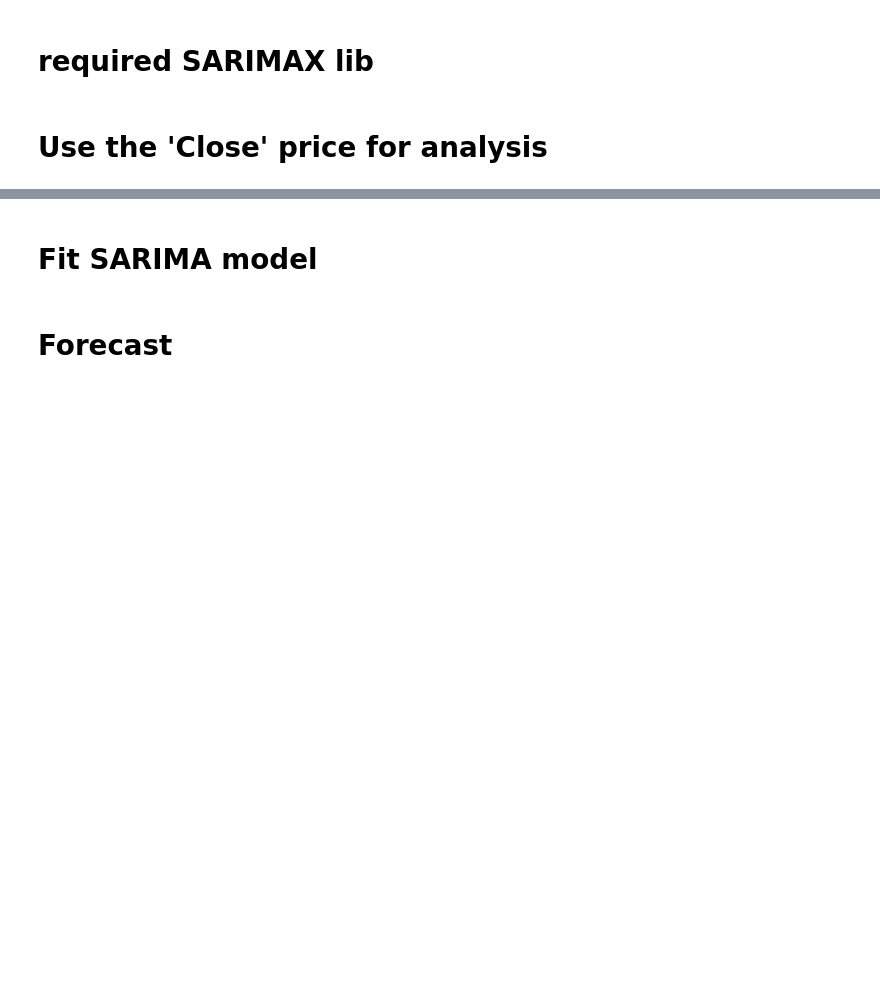
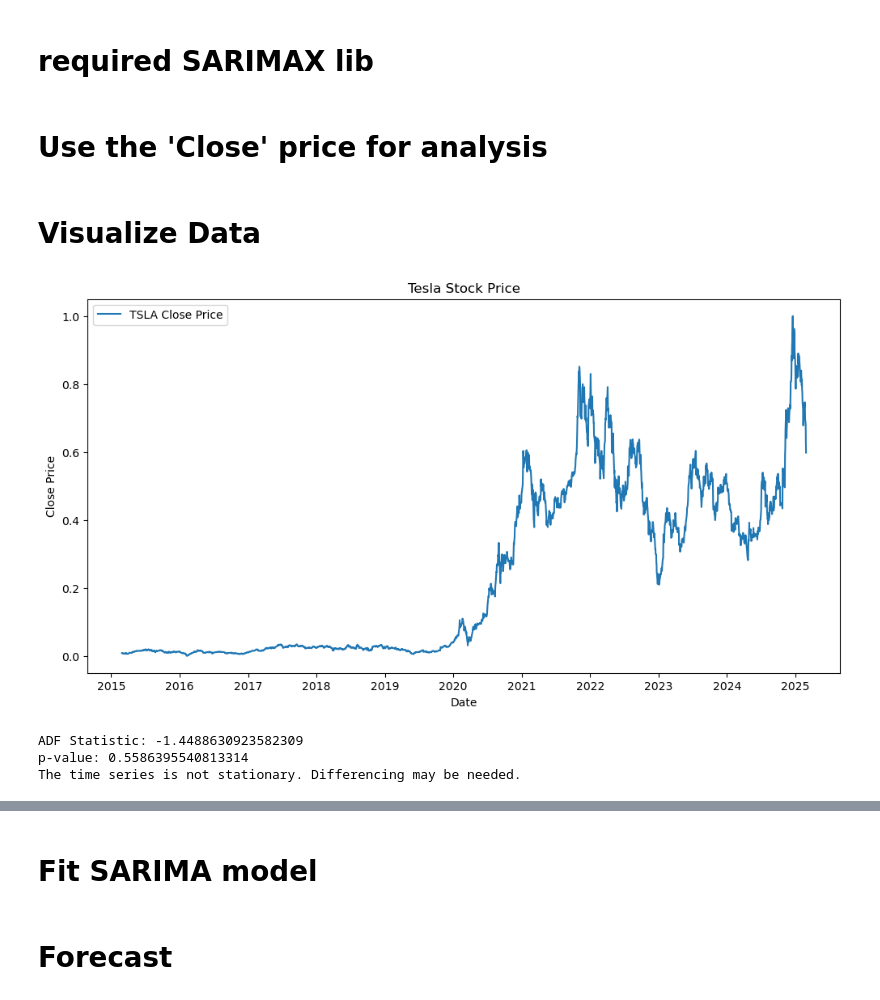
Before and after one commit to erisimasol/Week-11-KAIM-10X, a Jupyter notebook: Notebook/Week-11-Task.ipynb, the cells around one changed output, grey strips where cells are left out. Cells and saved outputs as stored; diff of their text form; code cells hidden in the pictures; blank space fills up the shorter version.

```diff
--- a/Notebook/Week-11-Task.ipynb
+++ b/Notebook/Week-11-Task.ipynb
@@ -446,19 +446,25 @@ from statsmodels.tsa.stattools import adfuller
 
 
 tesla_data = historical_data[['Close']]
+# %% [markdown]
+#  Visualize Data
+# %%
+
+plt.figure(figsize=(12, 6))
+plt.plot(tesla_data, label='TSLA Close Price')
+plt.title('Tesla Stock Price')
+plt.xlabel('Date')
+plt.ylabel('Close Price')
+plt.legend()
+plt.show()
+# %% [output]
+[figure, added]
 # %%
 
-# Step 4: Visualize Data
-plt.figure(figsize=(12, 6))
-plt.plot(data, label='TSLA Close Price')
-plt.title('Tesla Stock Price')
-plt.xlabel('Date')
-plt.ylabel('Close Price')
-plt.legend()
-plt.show()
+
 
 # Step 5: Stationarity Check
-result = adfuller(data['Close'])
+result = adfuller(tesla_data['Close'])
 print(f'ADF Statistic: {result[0]}')
 print(f'p-value: {result[1]}')
 if result[1] <= 0.05:
@@ -476,23 +482,9 @@ D = 1   # Seasonal differencing
 Q = 1   # Seasonal MA order
 s = 12  # Seasonal period (monthly data)
 
-model = SARIMAX(data['Close'], order=(p, d, q), seasonal_order=(P, D, Q, s))
+model = SARIMAX(tesla_data['Close'], order=(p, d, q), seasonal_order=(P, D, Q, s))
 results = model.fit()
-
-# Step 7: Forecasting
-forecast = results.get_forecast(steps=12)
-forecast_index = pd.date_range(start=data.index[-1] + pd.DateOffset(months=1), periods=12, freq='M')
-forecast_values = forecast.predicted_mean
-
-# Step 8: Evaluate the Model
-plt.figure(figsize=(12, 6))
-plt.plot(data['Close'], label='Historical Close Price')
-plt.plot(forecast_index, forecast_values, label='Forecast', color='red')
-plt.title('Tesla Stock Price Forecast')
-plt.xlabel('Date')
-plt.ylabel('Close Price')
-plt.legend()
-plt.show()
-
-# Print the model summary
-print(results.summary())
+# %% [output]
+ADF Statistic: -1.4488630923582309
+p-value: 0.5586395540813314
+The time series is not stationary. Differencing may be needed.
```
Also changed, not shown: parts of 2 cells of this notebook.
